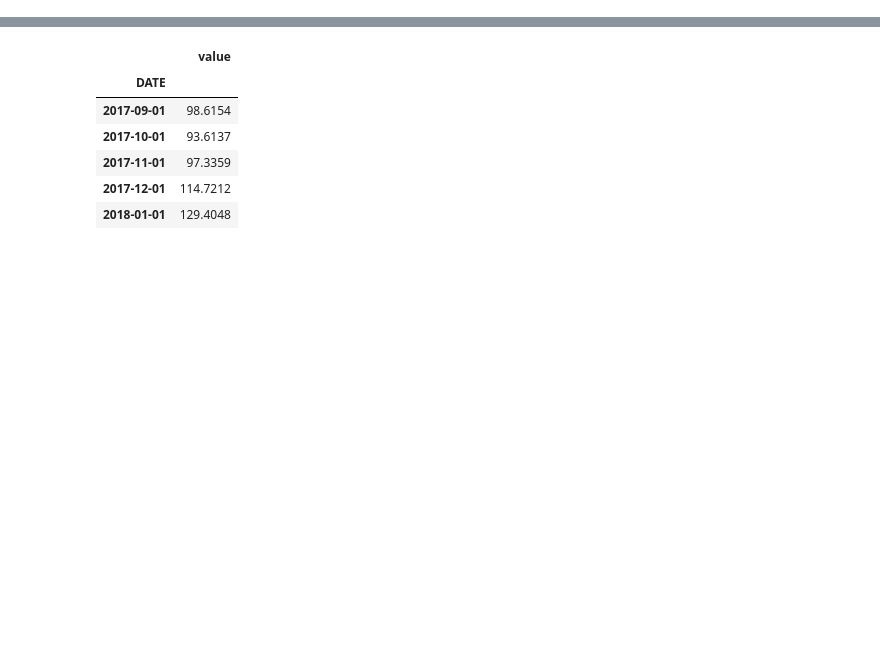
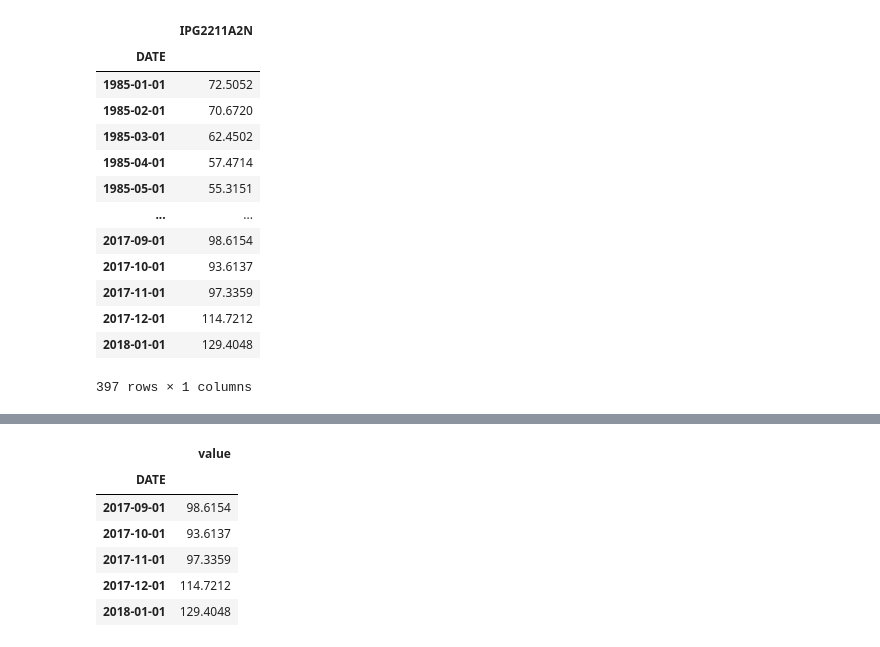
Before and after one commit to waheb-1988/time_series_analysis, a Jupyter notebook: sarima_up.ipynb, the cells around one changed output, grey strips where cells are left out. Saved outputs shown, nothing was run; the diff lists cells and outputs as text; code cells hidden in the pictures; blank space fills up the shorter version.

```diff
--- a/sarima_up.ipynb
+++ b/sarima_up.ipynb
@@ -20,2 +24,19 @@ from math import sqrt
 # %%
 df=pd.read_csv('C:/Abdelouaheb/perso/Ph/time_series_analysis/data/Electric_Production.csv', index_col='DATE', parse_dates=True)
+# %%
+df
+# %% [output]
+|  | IPG2211A2N |
+| DATE |  |
+| 1985-01-01 | 72.5052 |
+| 1985-02-01 | 70.6720 |
+| 1985-03-01 | 62.4502 |
+| 1985-04-01 | 57.4714 |
+| 1985-05-01 | 55.3151 |
+| ... | ... |
+| 2017-09-01 | 98.6154 |
+| 2017-10-01 | 93.6137 |
+| 2017-11-01 | 97.3359 |
+| 2017-12-01 | 114.7212 |
+| 2018-01-01 | 129.4048 |
+397 rows × 1 columns
```
Also changed, not shown: parts of 12 cells of this notebook.
